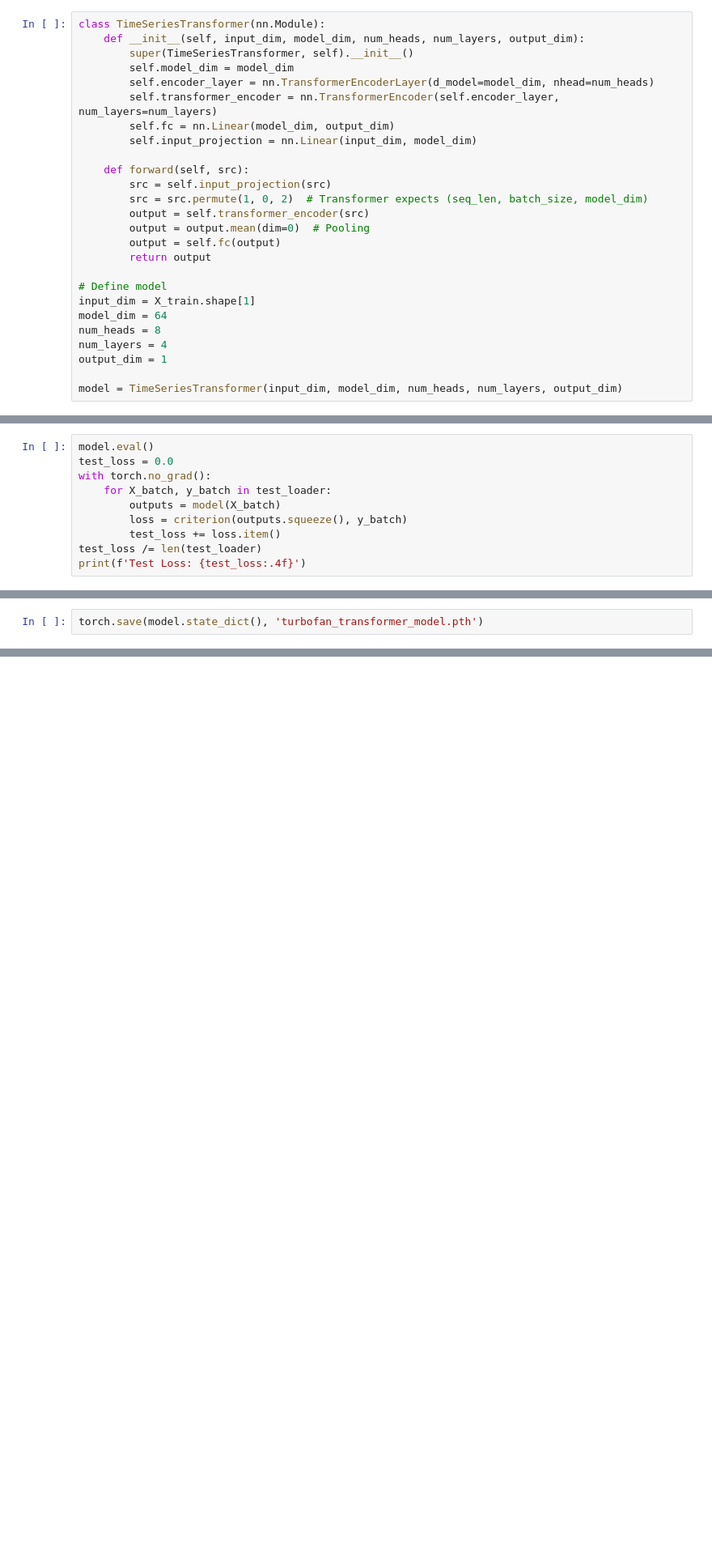
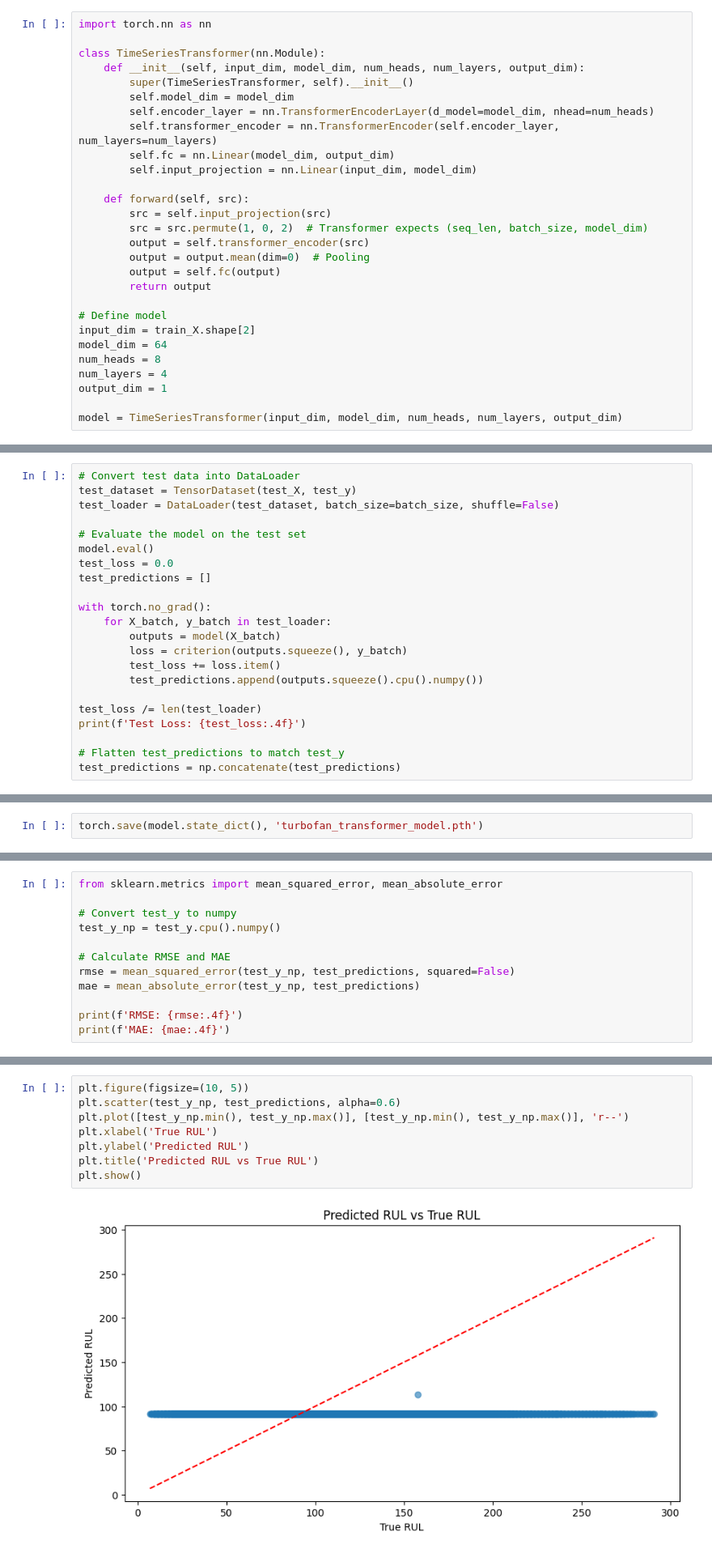
Before and after one commit to DGuilherme/PMTese, a Jupyter notebook: TimeSeriesTransformer.ipynb, the cells around one changed output, grey strips where cells are left out. Shown: that part at 81% size. Saved outputs shown, nothing was run; the diff lists cells and outputs as text; blank space fills up the shorter version.

```diff
--- a/TimeSeriesTransformer.ipynb
+++ b/TimeSeriesTransformer.ipynb
@@ -62,4 +172,6 @@ test_loader = DataLoader(test_dataset, batch_size=32, shuffle=False)
 # %%
+import torch.nn as nn
+
 class TimeSeriesTransformer(nn.Module):
     def __init__(self, input_dim, model_dim, num_heads, num_layers, output_dim):
         super(TimeSeriesTransformer, self).__init__()
@@ -78,7 +190,7 @@ class TimeSeriesTransformer(nn.Module):
         return output
 
 # Define model
-input_dim = X_train.shape[1]
+input_dim = train_X.shape[2]
 model_dim = 64
 num_heads = 8
 num_layers = 4
@@ -107,10 +266,22 @@ for epoch in range(n_epochs):
 # %%
+# Convert test data into DataLoader
+test_dataset = TensorDataset(test_X, test_y)
+test_loader = DataLoader(test_dataset, batch_size=batch_size, shuffle=False)
+
+# Evaluate the model on the test set
 model.eval()
 test_loss = 0.0
+test_predictions = []
+
 with torch.no_grad():
     for X_batch, y_batch in test_loader:
         outputs = model(X_batch)
         loss = criterion(outputs.squeeze(), y_batch)
         test_loss += loss.item()
+        test_predictions.append(outputs.squeeze().cpu().numpy())
+
 test_loss /= len(test_loader)
 print(f'Test Loss: {test_loss:.4f}')
+
+# Flatten test_predictions to match test_y
+test_predictions = np.concatenate(test_predictions)
@@ -118,0 +294,12 @@ torch.save(model.state_dict(), 'turbofan_transformer_model.pth')
+# %%
+from sklearn.metrics import mean_squared_error, mean_absolute_error
+
+# Convert test_y to numpy
+test_y_np = test_y.cpu().numpy()
+
+# Calculate RMSE and MAE
+rmse = mean_squared_error(test_y_np, test_predictions, squared=False)
+mae = mean_absolute_error(test_y_np, test_predictions)
+
+print(f'RMSE: {rmse:.4f}')
+print(f'MAE: {mae:.4f}')
@@ -118,0 +322,10 @@ torch.save(model.state_dict(), 'turbofan_transformer_model.pth')
+# %%
+plt.figure(figsize=(10, 5))
+plt.scatter(test_y_np, test_predictions, alpha=0.6)
+plt.plot([test_y_np.min(), test_y_np.max()], [test_y_np.min(), test_y_np.max()], 'r--')
+plt.xlabel('True RUL')
+plt.ylabel('Predicted RUL')
+plt.title('Predicted RUL vs True RUL')
+plt.show()
+# %% [output]
+[figure, added]
```
Also changed, not shown: parts of 23 cells of this notebook.
